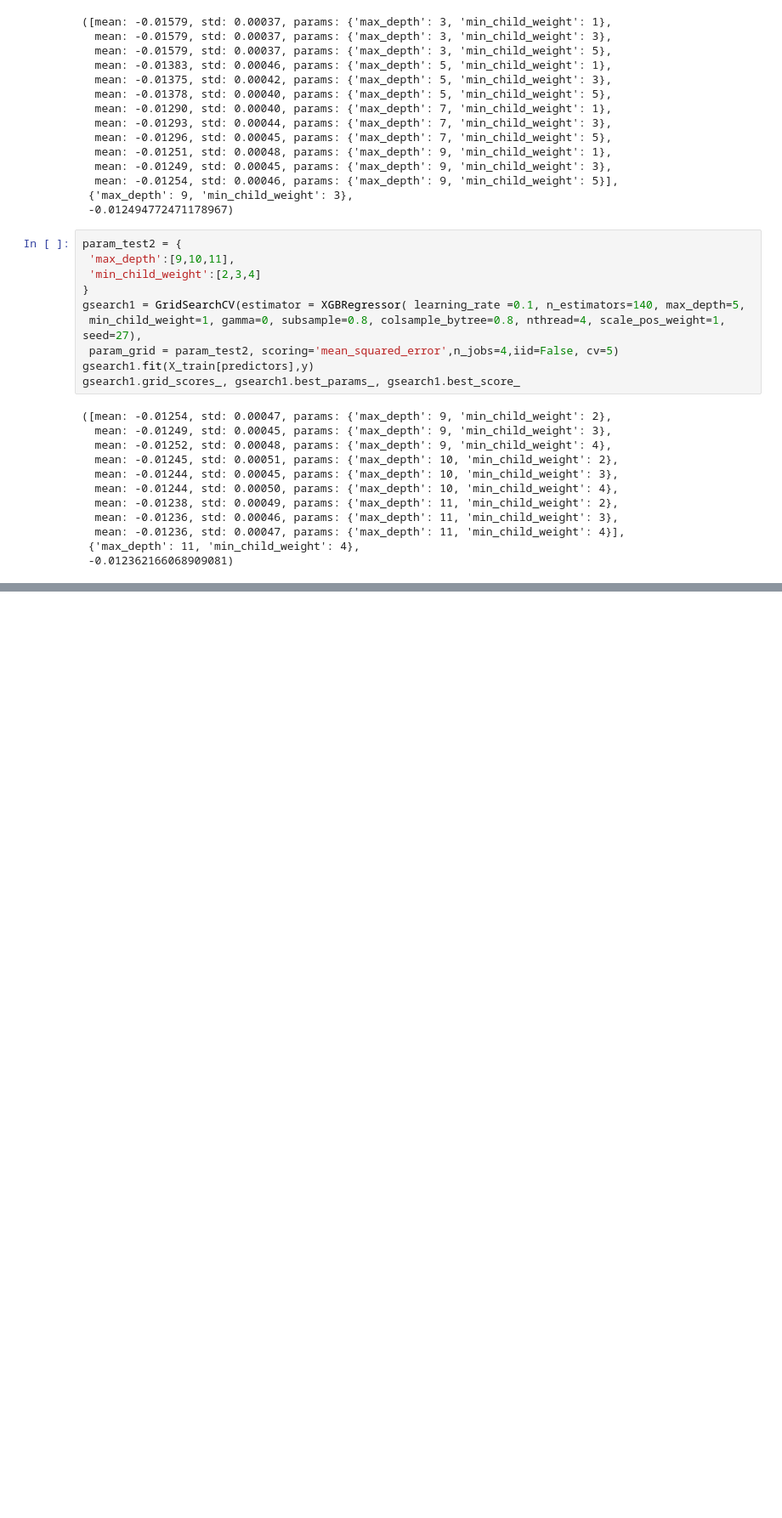
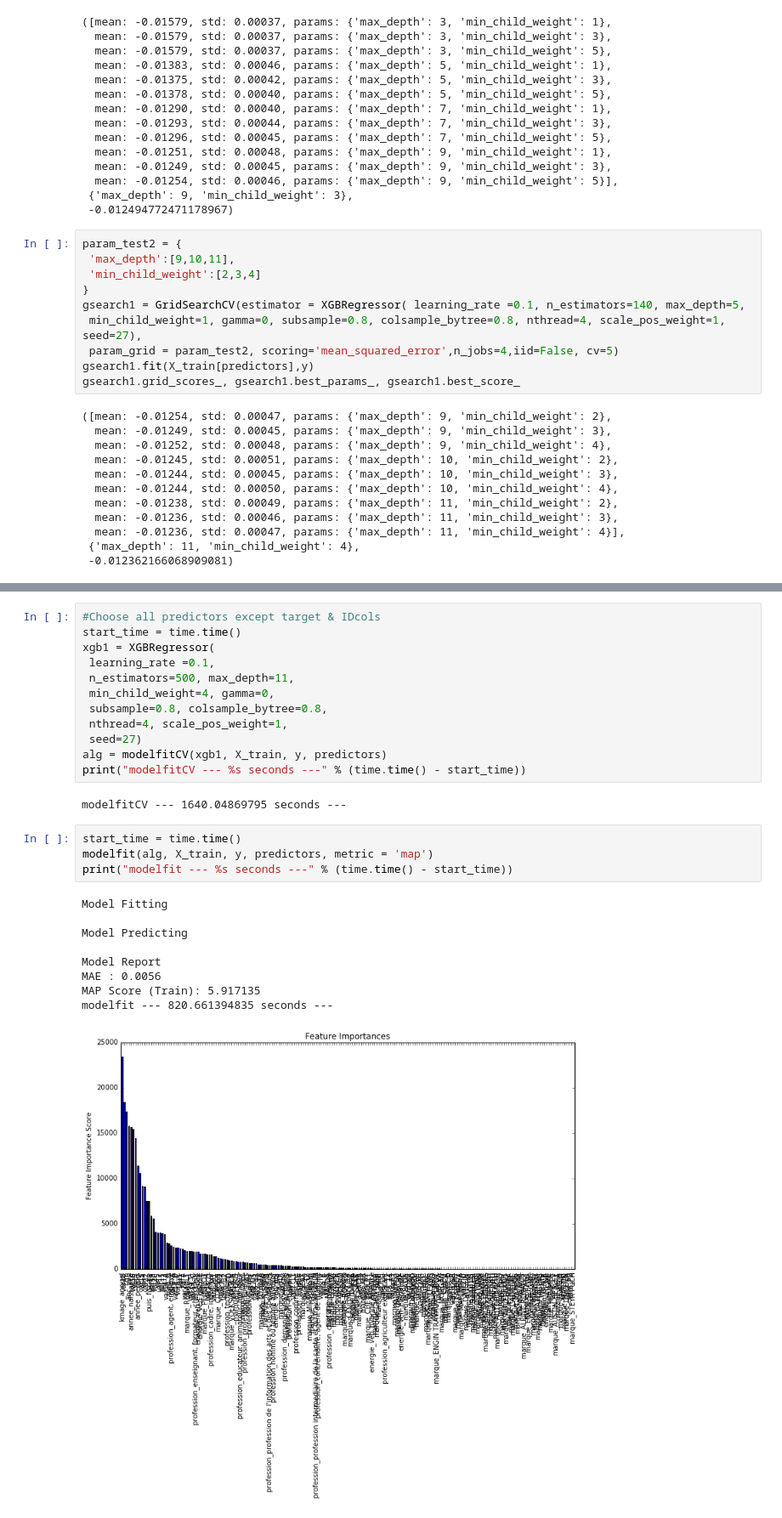
Before and after one commit to cdfotso/PersonalProjects, a Jupyter notebook: Maif/Dev/Maif.ipynb, the cells around one changed output, grey strips where cells are left out. Shown at 85% size. Drawn from its saved outputs; the diff is of its cells as text; blank space fills up the shorter version.

```diff
--- a/Maif/Dev/Maif.ipynb
+++ b/Maif/Dev/Maif.ipynb
@@ -284,0 +293,28 @@ gsearch1.grid_scores_, gsearch1.best_params_, gsearch1.best_score_
+# %%
+#Choose all predictors except target & IDcols
+start_time = time.time()
+xgb1 = XGBRegressor(
+ learning_rate =0.1,
+ n_estimators=500, max_depth=11,
+ min_child_weight=4, gamma=0,
+ subsample=0.8, colsample_bytree=0.8,
+ nthread=4, scale_pos_weight=1,
+ seed=27)
+alg = modelfitCV(xgb1, X_train, y, predictors)
+print("modelfitCV --- %s seconds ---" % (time.time() - start_time))
+# %% [output]
+modelfitCV --- 1640.04869795 seconds ---
+# %%
+start_time = time.time()
+modelfit(alg, X_train, y, predictors, metric = 'map')
+print("modelfit --- %s seconds ---" % (time.time() - start_time))
+# %% [output]
+Model Fitting
+
+Model Predicting
+
+Model Report
+MAE : 0.0056
+MAP Score (Train): 5.917135
+modelfit --- 820.661394835 seconds ---
+[figure, added]
```
Also changed, not shown: parts of 1 cell of this notebook.
